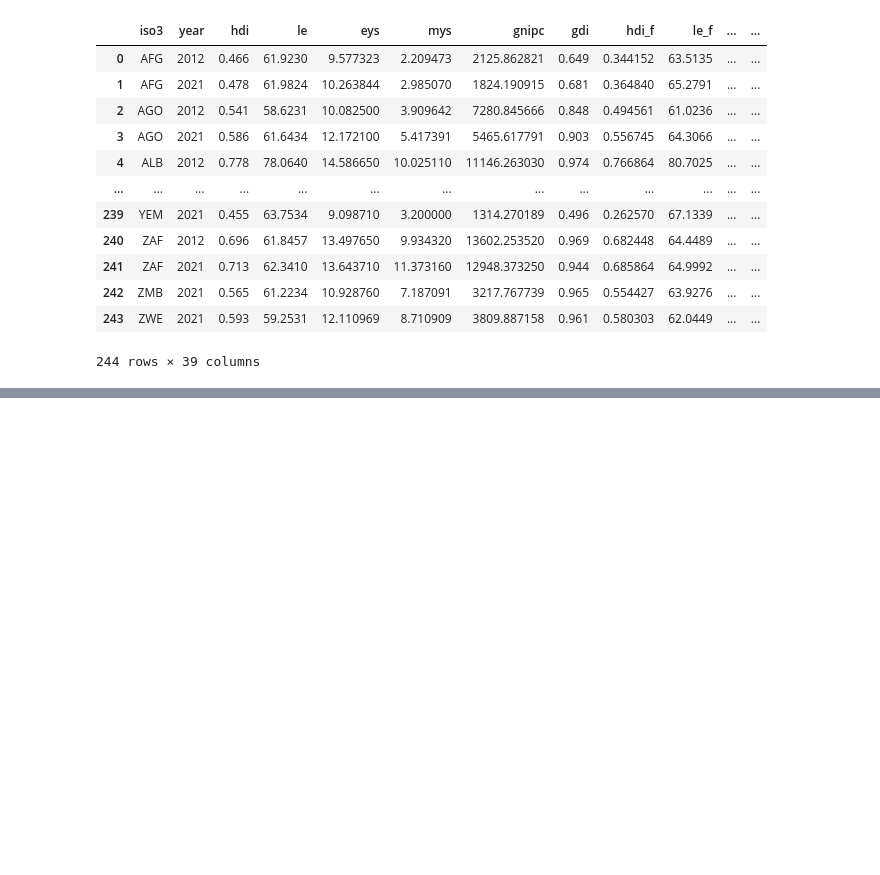
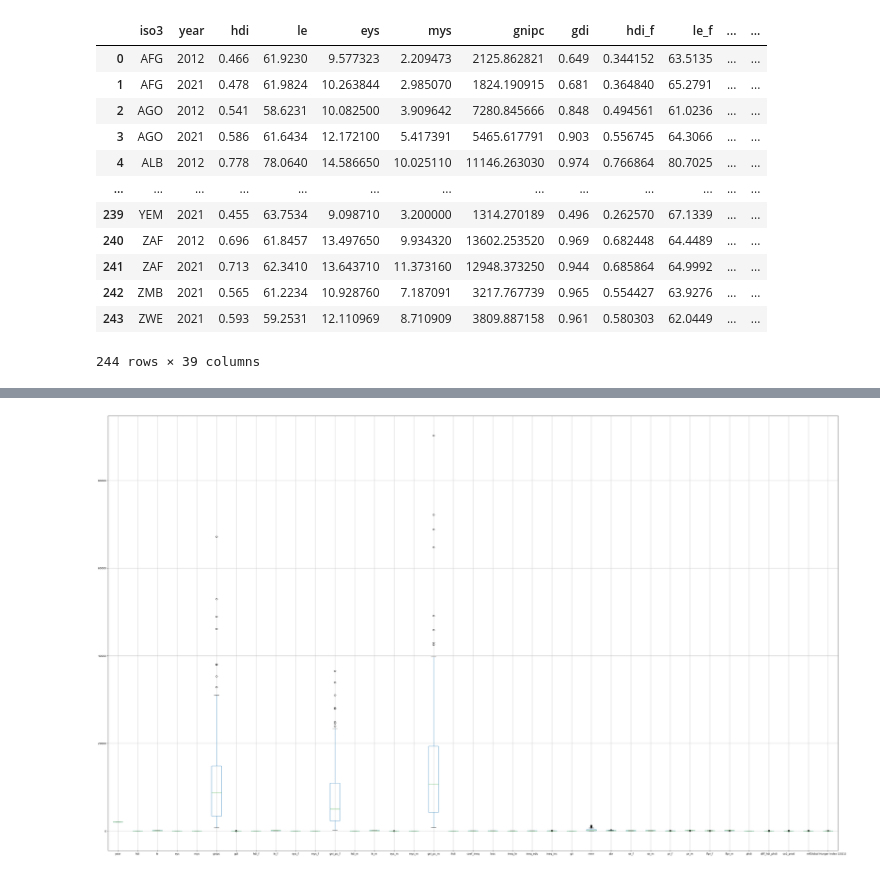
Before and after one commit to HITW-lewagon/HITW, a Jupyter notebook: raw_data.ipynb, the cells around one changed output, grey strips where cells are left out. Saved outputs shown, nothing was run; the diff lists cells and outputs as text; code cells hidden in the pictures; blank space fills up the shorter version.

```diff
--- a/raw_data.ipynb
+++ b/raw_data.ipynb
@@ -207,0 +222,8 @@ X_with_sub_region
+# %%
+import numpy as np
+import seaborn as sns
+import matplotlib.pyplot as plt
+
+X_with_sub_region.boxplot(figsize=(50,30));
+# %% [output]
+[figure, added]
```
Also changed, not shown: parts of 19 cells of this notebook.
